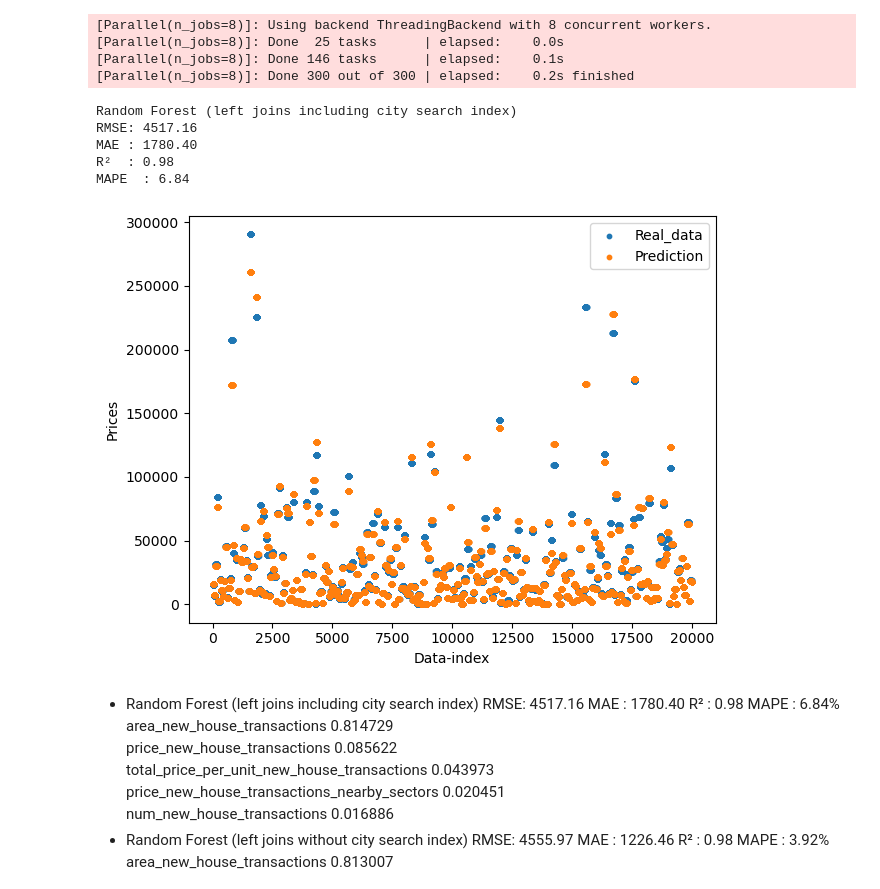
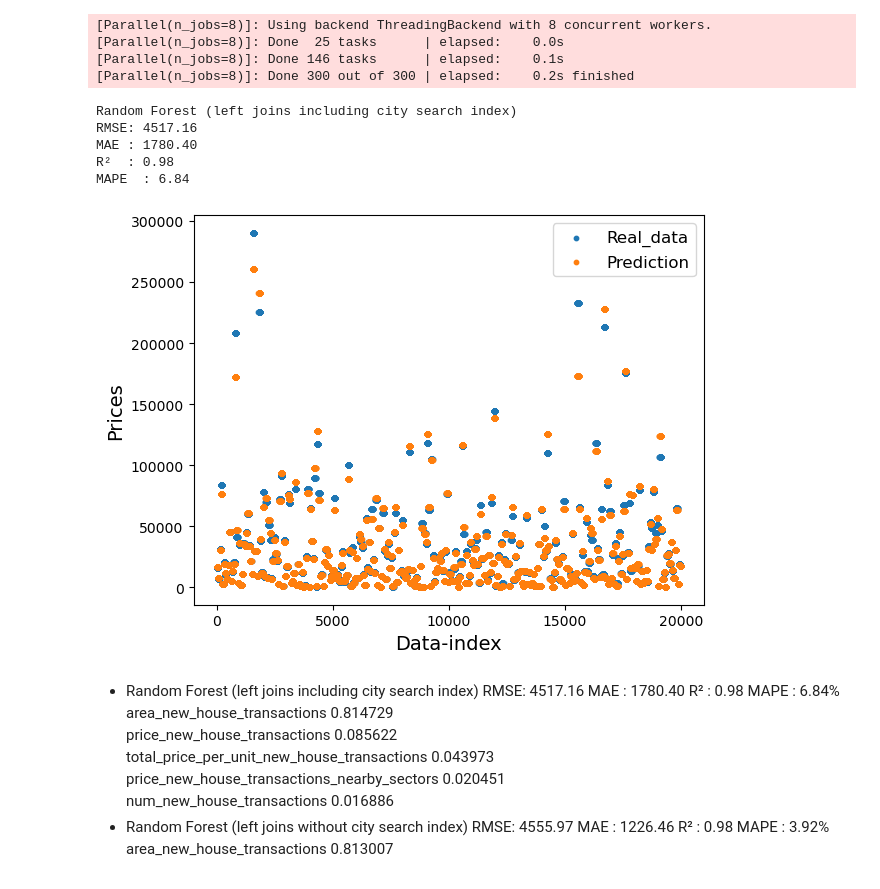
Before and after one commit to dkroy1746/kaggle_china_real_estate, a Jupyter notebook: feature_eng_fit_RandomForest.ipynb, the cells around one changed output. Saved outputs shown, nothing was run; the diff lists cells and outputs as text; code cells hidden in the pictures.

```diff
--- a/feature_eng_fit_RandomForest.ipynb
+++ b/feature_eng_fit_RandomForest.ipynb
@@ -319,12 +319,12 @@ building tree 300 of 300
 ## ANALYSIS
 # %%
 # Load the model if it was already created/fitted
-filename = "model_rf_left_joins_incl_city_search.joblib"
-loaded_model = joblib.load(filename)
+#filename = "model_rf_left_joins_incl_city_search.joblib"
+#loaded_model = joblib.load(filename)
 
-Y_predict = loaded_model.predict(X_test)
+#Y_predict = loaded_model.predict(X_test)
 
-#Y_predict = model_rf.predict(X_test)
+Y_predict = model_rf.predict(X_test)
 
 rmse = np.sqrt(mean_squared_error(Y_test, Y_predict))
 mae = mean_absolute_error(Y_test, Y_predict)
@@ -339,25 +339,28 @@ mape = (abs(Y_test - Y_predict) / Y_test).mean() * 100
 # %%
 print("Random Forest (left joins including city search index) ")
 print(f"RMSE: {rmse:.2f}")
 print(f"MAE : {mae:.2f}")
 print(f"R²  : {r2:.2f}")
 print(f"MAPE  : {mape:.2f}")
 
 x_axis_indices = np.arange(20000)
 plt.scatter(x_axis_indices, Y_test.values[:20000], label='Real_data',s=10)
 plt.scatter(x_axis_indices, Y_predict[:20000], label='Prediction',s=10)
-plt.xlabel("Data-index")
-plt.ylabel("Prices")
+#lt.rcParams.update({'font.size': 14})
+plt.xlabel("Data-index", fontsize=14)
+plt.ylabel("Prices", fontsize=14)
+plt.xticks(fontsize=10)
+plt.yticks(fontsize=10)
+plt.legend(fontsize=12)
 plt.tight_layout()
-plt.legend()
 plt.savefig("predictions_vs_real_left_joins_incl_city_search.png")
 # %% [output]
 Random Forest (left joins including city search index)
 RMSE: 4517.16
 MAE : 1780.40
 R²  : 0.98
 MAPE  : 6.84
-[figure, old version]
+[figure, new version]
 # %% [markdown]
 - Random Forest (left joins including city search index) RMSE: 4517.16 MAE : 1780.40 R²  : 0.98 MAPE  : 6.84% <br>
   area_new_house_transactions 0.814729 <br>
```
Also changed, not shown: parts of 4 cells of this notebook, 4 other files.
